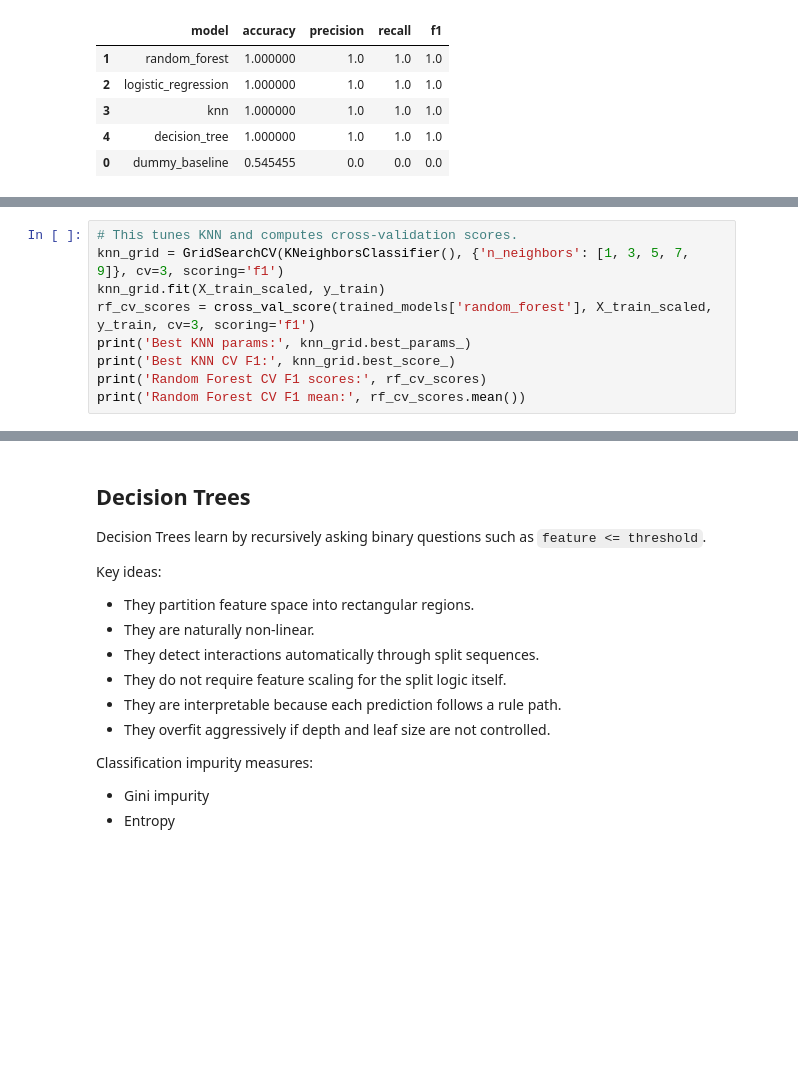
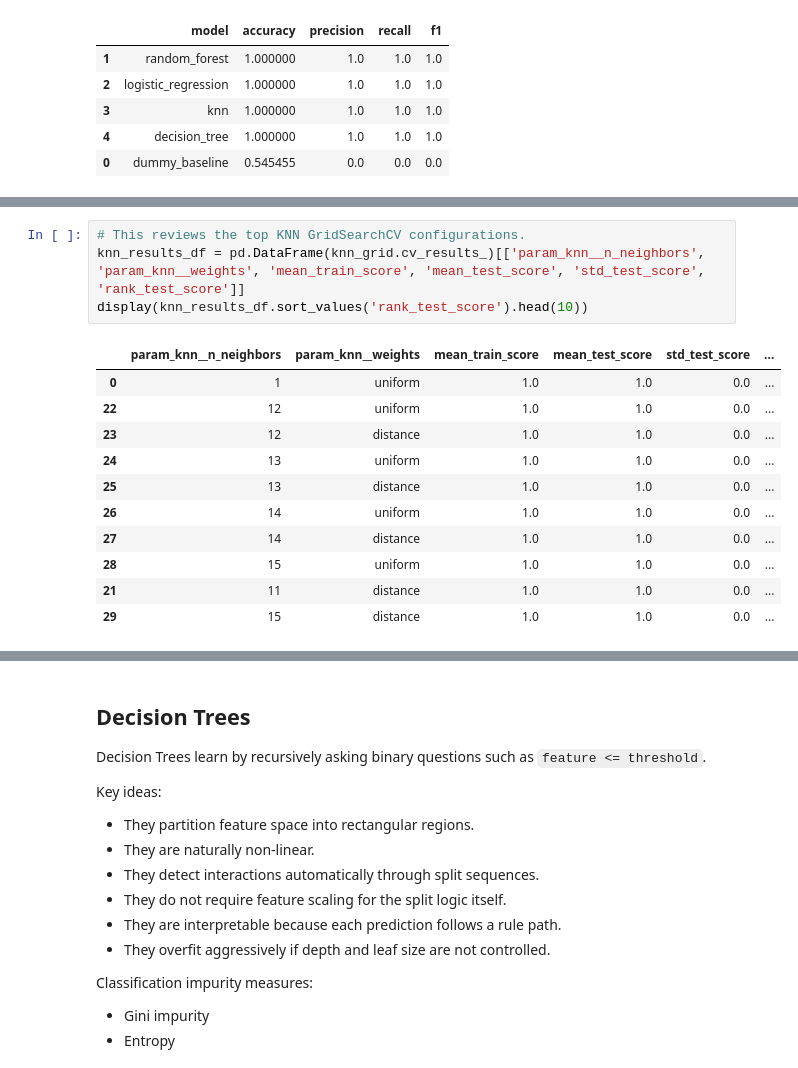
Before and after one commit to kalviumcommunity/S66-0426-Niru-FloodRisk-MachineLearning, a Jupyter notebook: notebooks/complete_project_workflow.ipynb, the cells around one changed output, grey strips where cells are left out. Drawn from its saved outputs; the diff is of its cells as text; blank space fills up the shorter version.

```diff
--- a/notebooks/complete_project_workflow.ipynb
+++ b/notebooks/complete_project_workflow.ipynb
@@ -529,9 +548,0 @@ Training workflow ideas covered in the notebooks:
-# %%
-# This tunes KNN and computes cross-validation scores.
-knn_grid = GridSearchCV(KNeighborsClassifier(), {'n_neighbors': [1, 3, 5, 7, 9]}, cv=3, scoring='f1')
-knn_grid.fit(X_train_scaled, y_train)
-rf_cv_scores = cross_val_score(trained_models['random_forest'], X_train_scaled, y_train, cv=3, scoring='f1')
-print('Best KNN params:', knn_grid.best_params_)
-print('Best KNN CV F1:', knn_grid.best_score_)
-print('Random Forest CV F1 scores:', rf_cv_scores)
-print('Random Forest CV F1 mean:', rf_cv_scores.mean())
@@ -542,0 +584,16 @@ Random Forest CV F1 mean: 1.0
+# %%
+# This reviews the top KNN GridSearchCV configurations.
+knn_results_df = pd.DataFrame(knn_grid.cv_results_)[['param_knn__n_neighbors', 'param_knn__weights', 'mean_train_score', 'mean_test_score', 'std_test_score', 'rank_test_score']]
+display(knn_results_df.sort_values('rank_test_score').head(10))
+# %% [output]
+|  | param_knn__n_neighbors | param_knn__weights | mean_train_score | mean_test_score | std_test_score | ... |
+| 0 | 1 | uniform | 1.0 | 1.0 | 0.0 | ... |
+| 22 | 12 | uniform | 1.0 | 1.0 | 0.0 | ... |
+| 23 | 12 | distance | 1.0 | 1.0 | 0.0 | ... |
+| 24 | 13 | uniform | 1.0 | 1.0 | 0.0 | ... |
+| 25 | 13 | distance | 1.0 | 1.0 | 0.0 | ... |
+| 26 | 14 | uniform | 1.0 | 1.0 | 0.0 | ... |
+| 27 | 14 | distance | 1.0 | 1.0 | 0.0 | ... |
+| 28 | 15 | uniform | 1.0 | 1.0 | 0.0 | ... |
+| 21 | 11 | distance | 1.0 | 1.0 | 0.0 | ... |
+| 29 | 15 | distance | 1.0 | 1.0 | 0.0 | ... |
```
Also changed, not shown: parts of 11 cells of this notebook.
